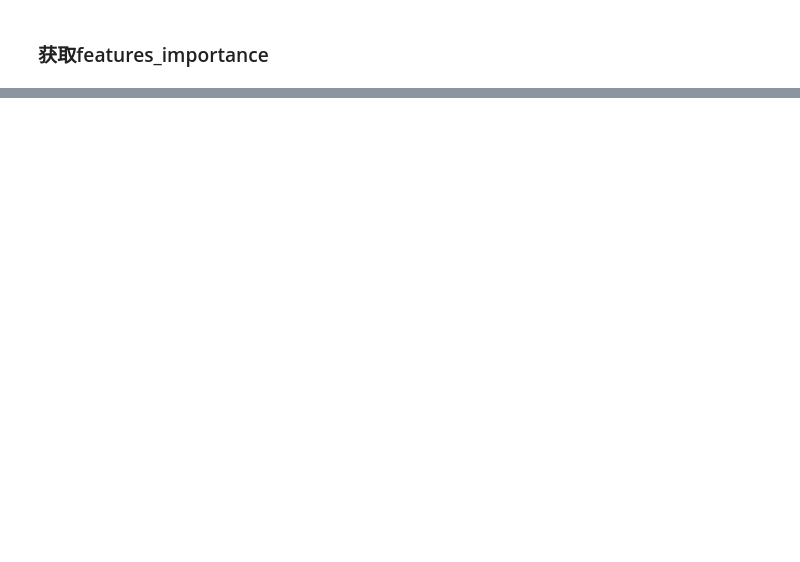
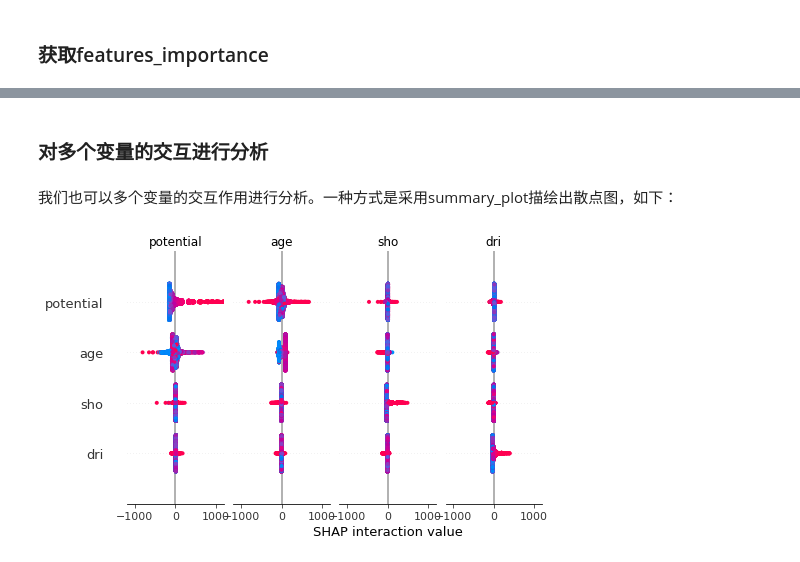
Before and after one commit to ZZh2333/IntelligentBigDataAnalysisAndDecisionMaking, a Jupyter notebook: homework-21-3-23/homework(2).ipynb, the cells around one changed output, grey strips where cells are left out. Drawn from its saved outputs; the diff is of its cells as text; code cells hidden in the pictures; blank space fills up the shorter version.

```diff
--- a/homework-21-3-23/homework(2).ipynb
+++ b/homework-21-3-23/homework(2).ipynb
@@ -101,0 +213,9 @@ plt.show()
+# %% [markdown]
+### 对多个变量的交互进行分析
+# %% [markdown]
+我们也可以多个变量的交互作用进行分析。一种方式是采用summary_plot描绘出散点图，如下：
+# %%
+shap_interaction_values = shap.TreeExplainer(model).shap_interaction_values(data[cols])
+shap.summary_plot(shap_interaction_values, data[cols], max_display=4)
+# %% [output]
+[figure, added]
```
Also changed, not shown: parts of 33 cells of this notebook, 1 other file.
